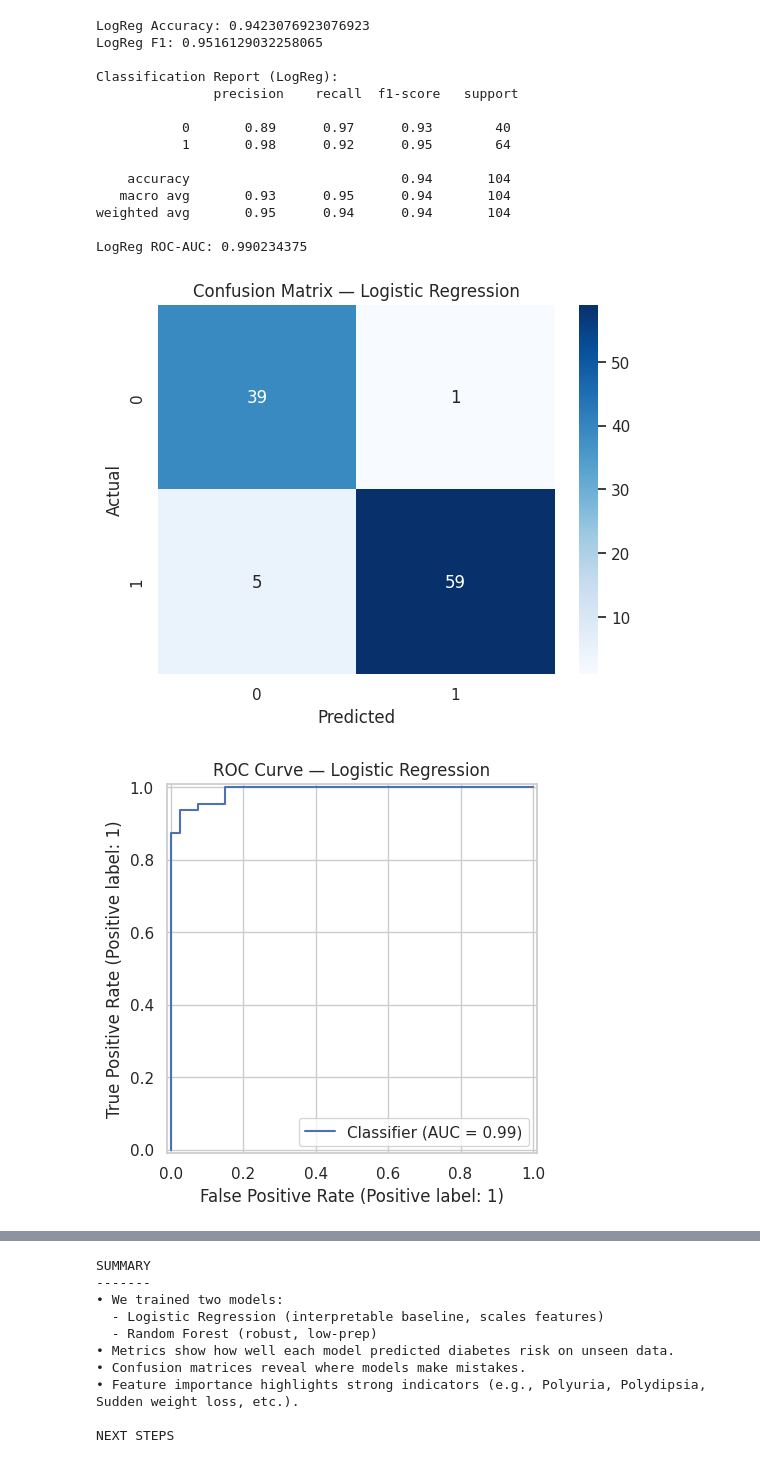
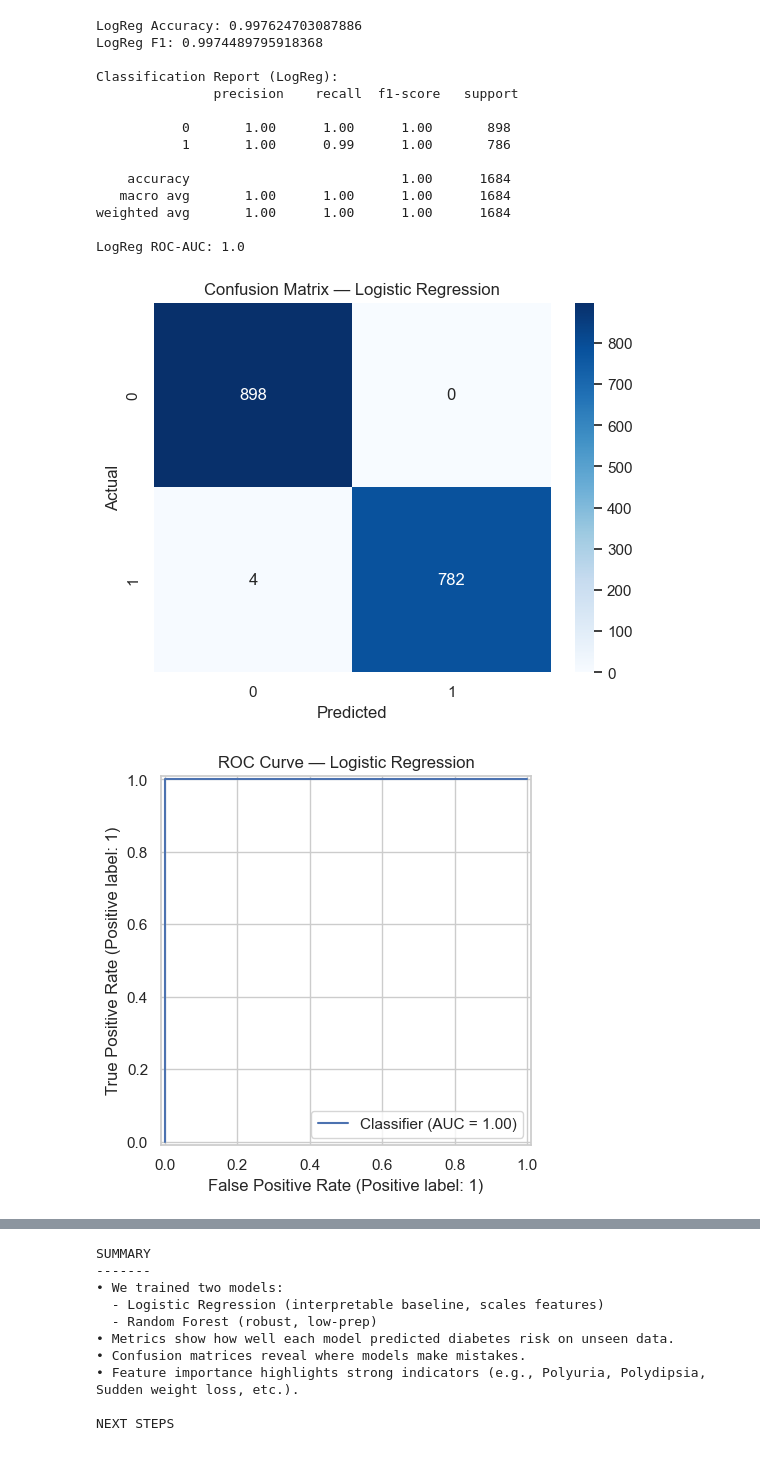
Before and after one commit to DePlaced/bedste-gruppe-ml, a Jupyter notebook: ml/notebooks/mushroom_MODELLING.ipynb, the cells around one changed output, grey strips where cells are left out. Cells and saved outputs as stored; diff of their text form; code cells hidden in the pictures.

```diff
--- a/ml/notebooks/mushroom_MODELLING.ipynb
+++ b/ml/notebooks/mushroom_MODELLING.ipynb
@@ -3,7 +3,8 @@
 # EARLY STAGE DIABETES RISK — MODELLING NOTEBOOK
 # ============================================
 
-CSV_PATH = "/C:\\Repository\\bedste-gruppe-ml\\data\\raw_data\\mushroom_raw_data.csv"  # <-- change if needed
+CSV_PATH = "C:/Users/benni/Documents/Software 2/Machine Learning/Projekt/bedste-gruppe-ml/data/raw_data/mushroom_raw_data.csv"
+
 
 import pandas as pd
 import numpy as np
@@ -44,16 +50,21 @@ df_std.head()
 # %%
 # 2) DEFINE FEATURES & TARGET
-if "poisonous" not in df_std.columns:
+if "poisonous" not in df.columns:
     raise ValueError("Target column 'class' not found. Please verify your dataset.")
+#Drop unnecessary columns
+columns_to_drop = [
+    "stalk-root", #many missing values
+    "veil-type" #only one category
 
-X = df_std.drop(columns=["poisonous"])
-y = df_std["poisonous"]
+]
+df.drop(columns=columns_to_drop, inplace=True)
+
+x = df.drop(columns=["poisonous"]) #features minus target
+y = df["poisonous"] #target
 
 # Identify columns by dtype for preprocessing
-cat_cols = X.select_dtypes(include=["object"]).columns.tolist()
-num_cols = X.select_dtypes(include=[np.number]).columns.tolist()
+cat_cols = x.columns.tolist()
 
 print("Categorical columns:", cat_cols)
-print("Numeric columns:", num_cols)
 print("Target distribution:\n", y.value_counts(normalize=True))
 # %% [output]
@@ -66,8 +76,8 @@ Target distribution:
 Name: proportion, dtype: float64
 # %%
 # 3) TRAIN/TEST SPLIT (stratified to preserve class balance)
-X_train, X_test, y_train, y_test = train_test_split(
-    X, y, test_size=0.2, random_state=42, stratify=y
+x_train, x_test, y_train, y_test = train_test_split(
+    x, y, test_size=0.2, random_state=42, stratify=y
 )
-X_train.shape, X_test.shape
+x_train.shape, x_test.shape
 # %% [output]
@@ -79,7 +89,6 @@ X_train.shape, X_test.shape
 preprocess = ColumnTransformer(
     transformers=[
         ("cat", OneHotEncoder(handle_unknown="ignore"), cat_cols),
-        ("num", StandardScaler(), num_cols),
     ],
     remainder="drop"
 )
@@ -90,50 +99,50 @@ log_reg = Pipeline(steps=[
     ("prep", preprocess),
     ("clf", LogisticRegression(max_iter=200, n_jobs=None))
 ])
-
-log_reg.fit(X_train, y_train)
-pred_lr = log_reg.predict(X_test)
-proba_lr = log_reg.predict_proba(X_test)[:, 1]
+log_reg.set_output(transform="default")  # to get feature names after OHE
+log_reg.fit(x_train, y_train)
+pred_lr = log_reg.predict(x_test)
+proba_lr = log_reg.predict_proba(x_test)[:, 1]
 
 print("LogReg Accuracy:", accuracy_score(y_test, pred_lr))
 print("LogReg F1:", f1_score(y_test, pred_lr))
 print("\nClassification Report (LogReg):\n", classification_report(y_test, pred_lr))
 
 # ROC-AUC (if binary)
 try:
     print("LogReg ROC-AUC:", roc_auc_score(y_test, proba_lr))
 except Exception:
     pass
 
 cm_lr = confusion_matrix(y_test, pred_lr)
 sns.heatmap(cm_lr, annot=True, fmt="d", cmap="Blues")
 plt.title("Confusion Matrix — Logistic Regression")
 plt.xlabel("Predicted"); plt.ylabel("Actual")
 plt.show()
 
 try:
     RocCurveDisplay.from_predictions(y_test, proba_lr)
     plt.title("ROC Curve — Logistic Regression")
     plt.show()
 except Exception:
     pass
 # %% [output]
-LogReg Accuracy: 0.9423076923076923
-LogReg F1: 0.9516129032258065
+LogReg Accuracy: 0.997624703087886
+LogReg F1: 0.9974489795918368
 
 Classification Report (LogReg):
                precision    recall  f1-score   support
 
-           0       0.89      0.97      0.93        40
-           1       0.98      0.92      0.95        64
+           0       1.00      1.00      1.00       898
+           1       1.00      0.99      1.00       786
 
-    accuracy                           0.94       104
-   macro avg       0.93      0.95      0.94       104
-weighted avg       0.95      0.94      0.94       104
+    accuracy                           1.00      1684
+   macro avg       1.00      1.00      1.00      1684
+weighted avg       1.00      1.00      1.00      1684
 
-LogReg ROC-AUC: 0.990234375
+LogReg ROC-AUC: 1.0
-[figure, old version]
+[figure, new version]
-[figure, old version]
+[figure, new version]
 # %%
 # 6) ROBUST MODEL — RANDOM FOREST
 # (Works well with mixed/binary features, minimal tuning)
```
Also changed, not shown: parts of 6 cells of this notebook.
